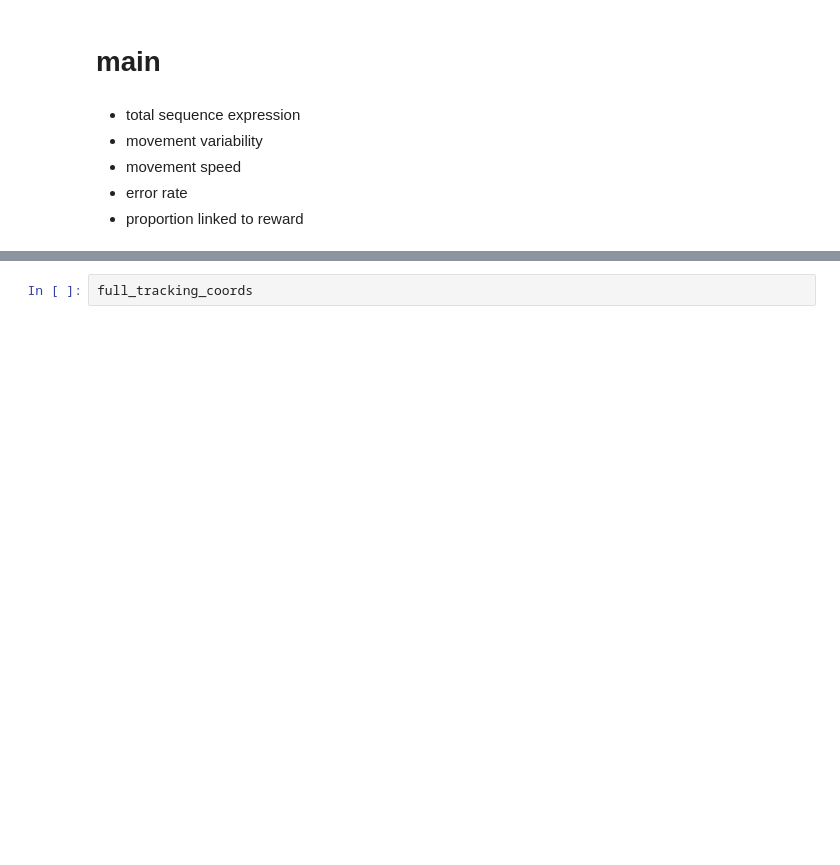
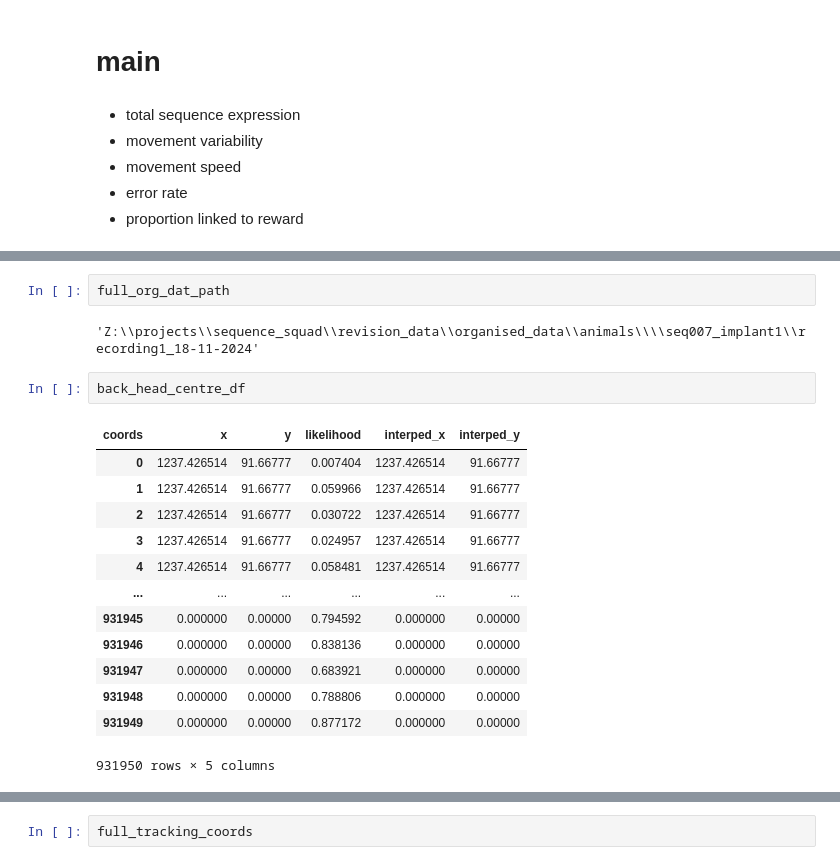
Before and after one commit to EmmettJT/sequences_analyse_PPSeq, a Jupyter notebook: revision_analysis/prioritisation_analysis/behaviour_sleep_link/1_bts_extract_behavioural_features.ipynb, the cells around one changed output, grey strips where cells are left out. Drawn from its saved outputs; the diff is of its cells as text; blank space fills up the shorter version.

```diff
--- a/revision_analysis/prioritisation_analysis/behaviour_sleep_link/1_bts_extract_behavioural_features.ipynb
+++ b/revision_analysis/prioritisation_analysis/behaviour_sleep_link/1_bts_extract_behavioural_features.ipynb
@@ -1051,0 +1176,20 @@ KeyboardInterrupt:
+# %%
+full_org_dat_path
+# %% [output]
+'Z:\\projects\\sequence_squad\\revision_data\\organised_data\\animals\\\\seq007_implant1\\recording1_18-11-2024'
+# %%
+back_head_centre_df
+# %% [output]
+| coords | x | y | likelihood | interped_x | interped_y |
+| 0 | 1237.426514 | 91.66777 | 0.007404 | 1237.426514 | 91.66777 |
+| 1 | 1237.426514 | 91.66777 | 0.059966 | 1237.426514 | 91.66777 |
+| 2 | 1237.426514 | 91.66777 | 0.030722 | 1237.426514 | 91.66777 |
+| 3 | 1237.426514 | 91.66777 | 0.024957 | 1237.426514 | 91.66777 |
+| 4 | 1237.426514 | 91.66777 | 0.058481 | 1237.426514 | 91.66777 |
+| ... | ... | ... | ... | ... | ... |
+| 931945 | 0.000000 | 0.00000 | 0.794592 | 0.000000 | 0.00000 |
+| 931946 | 0.000000 | 0.00000 | 0.838136 | 0.000000 | 0.00000 |
+| 931947 | 0.000000 | 0.00000 | 0.683921 | 0.000000 | 0.00000 |
+| 931948 | 0.000000 | 0.00000 | 0.788806 | 0.000000 | 0.00000 |
+| 931949 | 0.000000 | 0.00000 | 0.877172 | 0.000000 | 0.00000 |
+931950 rows × 5 columns
```
Also changed, not shown: parts of 9 cells of this notebook, 1 other file.
